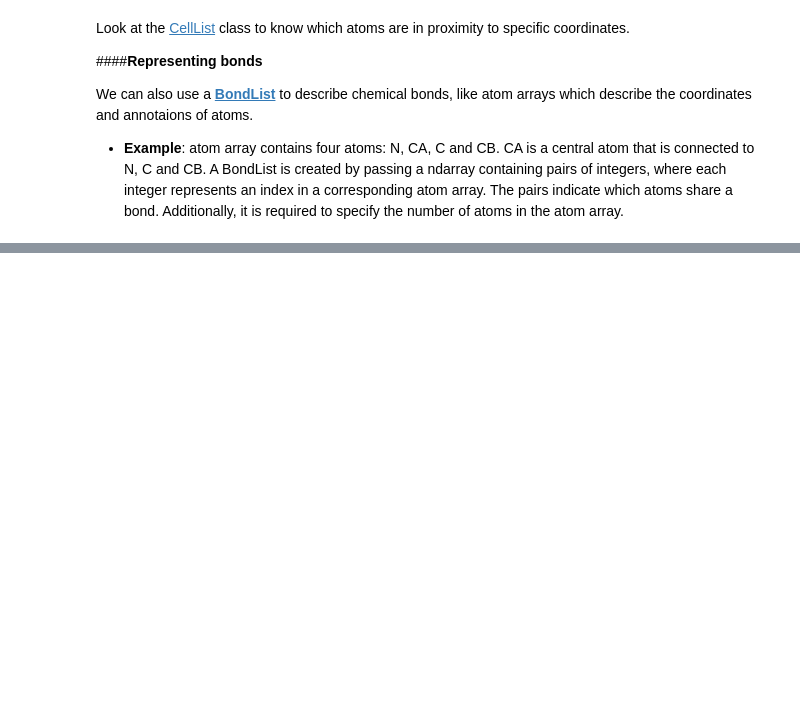
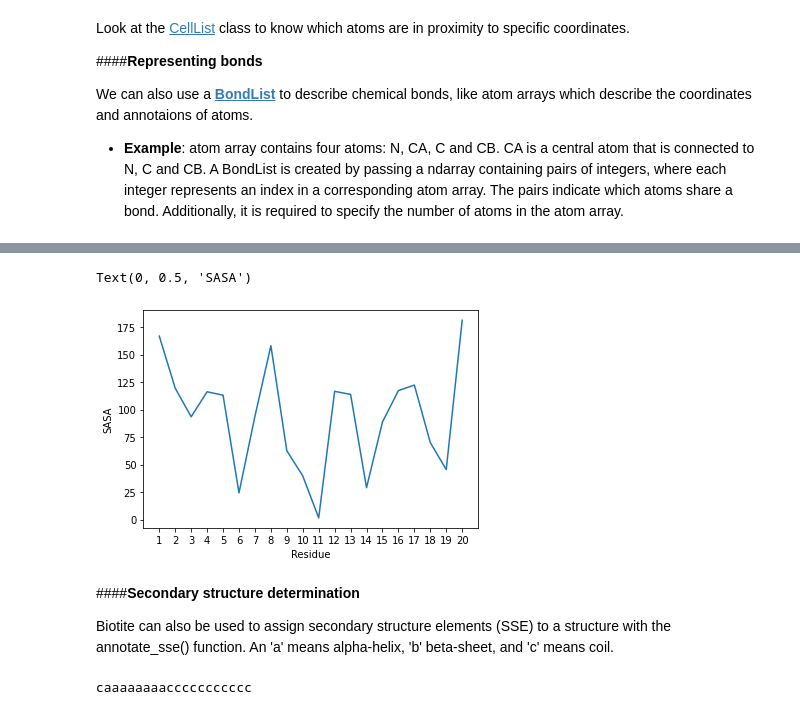
Before and after one commit to khanfs/ComputationalBiology-xGenomics, a Jupyter notebook: PDB_APIs.ipynb, the cells around one changed output, grey strips where cells are left out. Cells and saved outputs as stored; diff of their text form; code cells hidden in the pictures; blank space fills up the shorter version.

```diff
--- a/PDB_APIs.ipynb
+++ b/PDB_APIs.ipynb
@@ -1399,0 +1790,27 @@ We can also use a [**BondList**](https://www.biotite-python.org/apidoc/biotite.s
+# %%
+array = strucio.load_structure(file_path)[0]
+# The following line calculates the atom-wise SASA of the atom array
+atom_sasa = struc.sasa(array, vdw_radii="Single")
+# Sum up SASA for each residue in atom array
+res_sasa = struc.apply_residue_wise(array, atom_sasa, np.sum)
+# Again plotting stuff
+plt.plot(np.arange(1,21), res_sasa)
+plt.xlim(0,21)
+plt.xticks(np.arange(1,21))
+plt.xlabel("Residue")
+plt.ylabel("SASA")
+# %% [output]
+Text(0, 0.5, 'SASA')
+[figure, added]
+# %% [markdown]
+####**Secondary structure determination**
+
+Biotite can also be used to assign secondary structure elements (SSE) to a structure with the annotate_sse() function. An 'a' means alpha-helix, 'b' beta-sheet, and 'c' means coil.
+# %%
+array = strucio.load_structure(file_path)[0]
+# Estimate secondary structure
+sse = struc.annotate_sse(array, chain_id="A")
+# Pretty print
+print("".join(sse))
+# %% [output]
+caaaaaaaaccccccccccc
```
Also changed, not shown: parts of 45 cells of this notebook.
